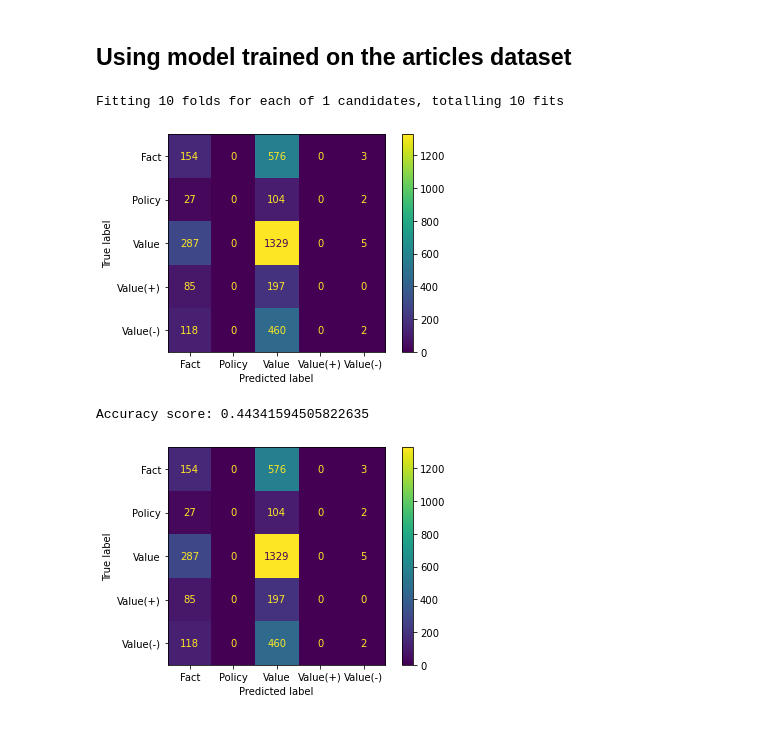
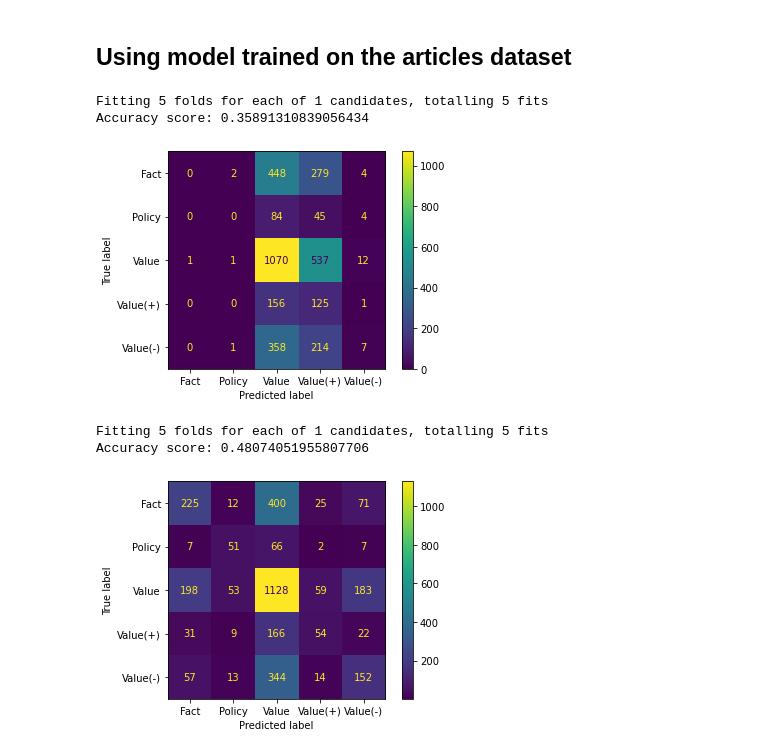
Before and after one commit to Caio-Nogueira/FEUP-PLN, a Jupyter notebook: embeddings.ipynb, the cells around one changed output. Saved outputs shown, nothing was run; the diff lists cells and outputs as text; code cells hidden in the pictures.

```diff
--- a/embeddings.ipynb
+++ b/embeddings.ipynb
@@ -35,6 +35,10 @@ model_skip_s100 = KeyedVectors.load_word2vec_format('./word_vectors/skip_s100.tx
 #FastText SKIP-GRAM 100 dimensions
 ft_skip_s100 = KeyedVectors.load_word2vec_format('./word_vectors/ft_skip_s100.txt')
 
+model_cbow_s100 = KeyedVectors.load_word2vec_format('./word_vectors/cbow_s100.txt')
+
+ft_model_cbow_s100 = KeyedVectors.load_word2vec_format('./word_vectors/ft_cbow_s100.txt')
+
 model_articles = KeyedVectors.load("./word_vectors/model_articles")
 # %% [markdown]
 ## Cleanup
@@ -136,31 +140,45 @@ Accuracy score: 0.47058823529411764
 # %%
 from sklearn.model_selection import train_test_split
 from sklearn.linear_model import SGDClassifier
 from sklearn.model_selection import GridSearchCV
 import sklearn.metrics as metrics
 import matplotlib.pyplot as plt
 from jupyterthemes import jtplot
-
-jtplot.style(theme='onedork')
 
 X_articles, y_articles = generate_sets(model_articles)
 
 X_train, X_test, y_train, y_test = train_test_split(X_articles, y_articles, test_size = 0.20, random_state = 0, stratify=y_articles)
 
 
 sgd_model = SGDClassifier()
 sgd_gs = GridSearchCV(sgd_model, n_jobs=-1, param_grid={}, cv=5, scoring="accuracy", verbose = 1)
 sgd_gs.fit(X_train, y_train)
 y_pred = sgd_gs.predict(X_test)
+print(f"Accuracy score: {metrics.accuracy_score(y_test, y_pred)}")
+cm = metrics.confusion_matrix(y_test, y_pred)
+disp = metrics.ConfusionMatrixDisplay(confusion_matrix=cm, display_labels=sgd_gs.classes_)
+disp.plot()
+plt.show()
 # %% [output]
-Fitting 10 folds for each of 1 candidates, totalling 10 fits
+Fitting 5 folds for each of 1 candidates, totalling 5 fits
+Accuracy score: 0.35891310839056434
-[figure, old version]
+[figure, new version]
 # %%
+X, y = generate_sets(model_skip_s100)
+
+X_train, X_test, y_train, y_test = train_test_split(X, y, test_size = 0.20, random_state = 0, stratify=y_articles)
+
+
+sgd_model = SGDClassifier()
+sgd_gs = GridSearchCV(sgd_model, n_jobs=-1, param_grid={}, cv=5, scoring="accuracy", verbose = 1)
+sgd_gs.fit(X_train, y_train)
+y_pred = sgd_gs.predict(X_test)
 print(f"Accuracy score: {metrics.accuracy_score(y_test, y_pred)}")
 cm = metrics.confusion_matrix(y_test, y_pred)
 disp = metrics.ConfusionMatrixDisplay(confusion_matrix=cm, display_labels=sgd_gs.classes_)
 disp.plot()
 plt.show()
 # %% [output]
-Accuracy score: 0.44341594505822635
+Fitting 5 folds for each of 1 candidates, totalling 5 fits
+Accuracy score: 0.48074051955807706
-[figure, old version]
+[figure, new version]
```
Also changed, not shown: parts of 6 cells of this notebook, 1 other file.
